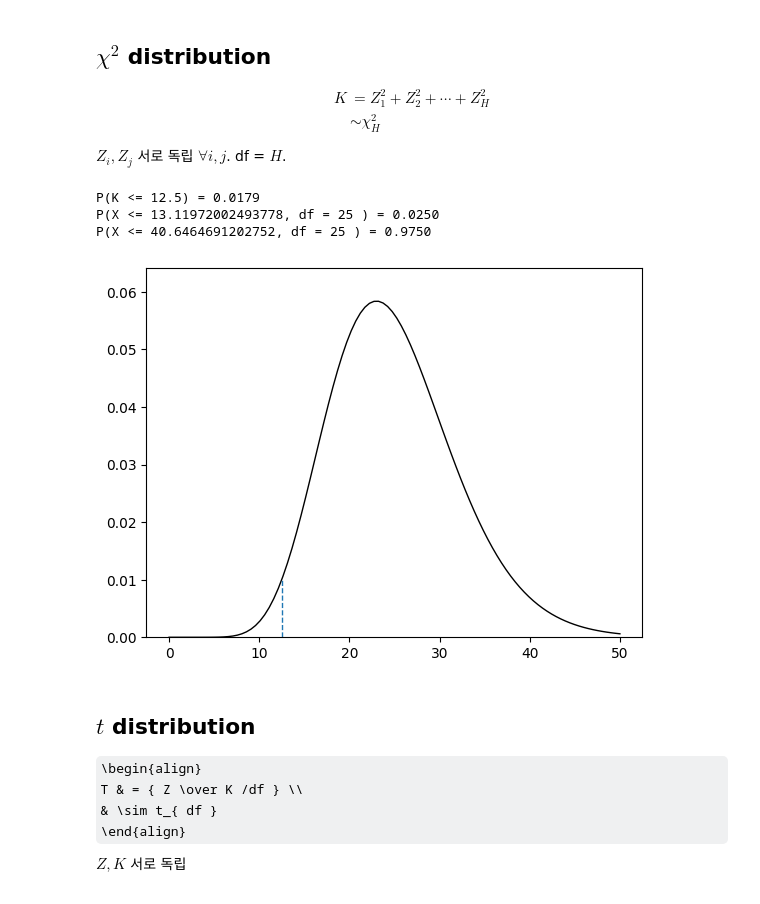
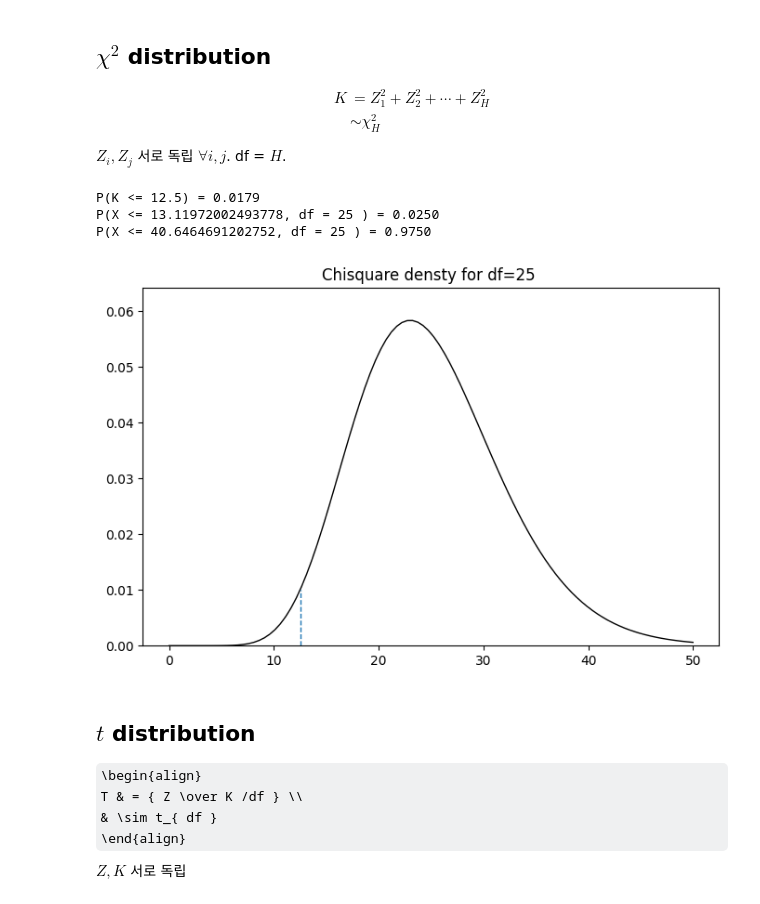
Before and after one commit to bahn28/salad, a Jupyter notebook: a07_3_n_chi_t_F.ipynb, the cells around one changed output. Cells and saved outputs as stored; diff of their text form; code cells hidden in the pictures; some formulas as TeX source.

```diff
--- a/a07_3_n_chi_t_F.ipynb
+++ b/a07_3_n_chi_t_F.ipynb
@@ -84,32 +95,35 @@ $ Z_i, Z_j $ 서로 독립 $ \forall i, j $. df = $ H $.
 # %%
 df_h = 25
 x = np.linspace(0, 2*df_h, 100)   # 살펴본 만한 x의 구간
 y = chi2.pdf(x, df=df_h)
 y_max = max(y)
 #p = chi2.cdf(x, df=df_h)
 
 sm_chi = df_h / 2                     # 임의의 경계점, 정규분포에 대응해서.
 x_look = [ sm_chi, sm_chi ]       # 경계선 표시 누적확률 계산할 경계선 표시
 y_look = [0, chi2.pdf(x_look[1], df=df_h) ]
 
+plt.figure(figsize=(16/2, 10/2))     # 황금비 근사.
+
 plt.plot(x, y, color='black', lw=1)   # density
 plt.plot(x_look, y_look, lw=1, linestyle='--') # reference line
 plt.ylim(0, y_max*1.1)
+plt.title(f'Chisquare density for df={df_h} ')
 
 x = x_look[1]
 p = chi2.cdf(x, df=df_h)
 print(f'P(K <= {x}) = {p:.4f}')
 
 alpha = 0.05
 z_lft = chi2.ppf(alpha/2, df = df_h)
 z_rgt = chi2.ppf(1 - alpha/2, df = df_h )
 print(f'P(X <= {z_lft}, df = {df_h} ) = {alpha/2:.4f}')
 print(f'P(X <= {z_rgt}, df = {df_h} ) = {1 - alpha/2:.4f}')
 # %% [output]
 P(K <= 12.5) = 0.0179
 P(X <= 13.11972002493778, df = 25 ) = 0.0250
 P(X <= 40.6464691202752, df = 25 ) = 0.9750
-[figure, old version]
+[figure, new version]
 # %% [markdown]
 ## $ t $ distribution
 
```
Also changed, not shown: parts of 6 cells of this notebook.
